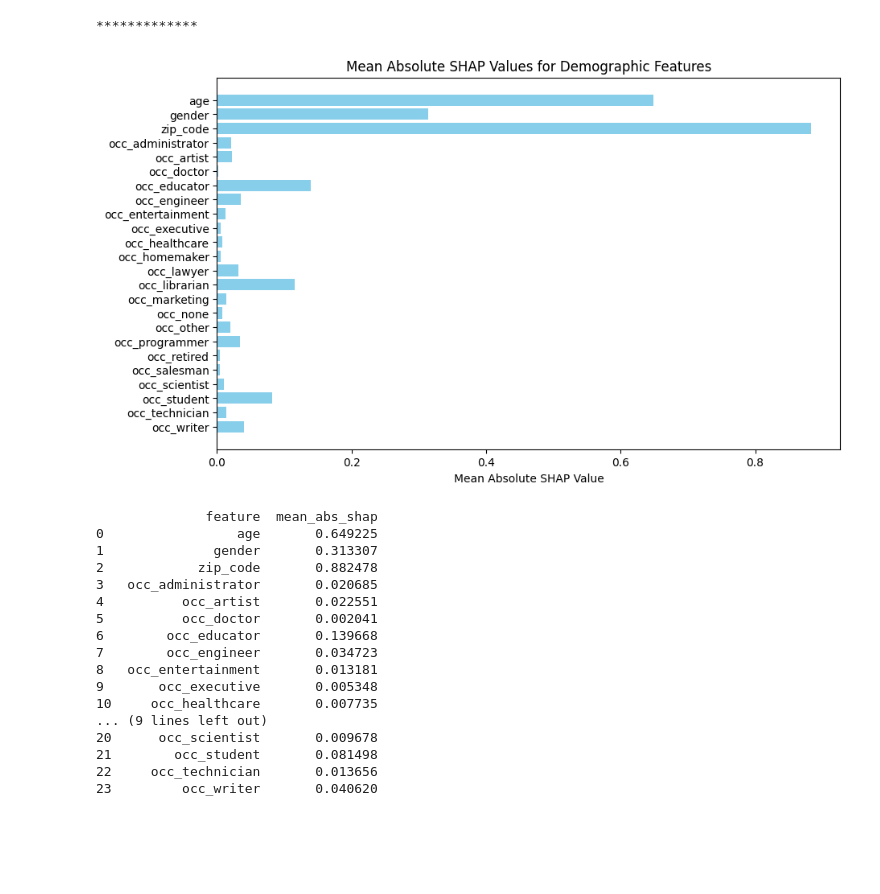
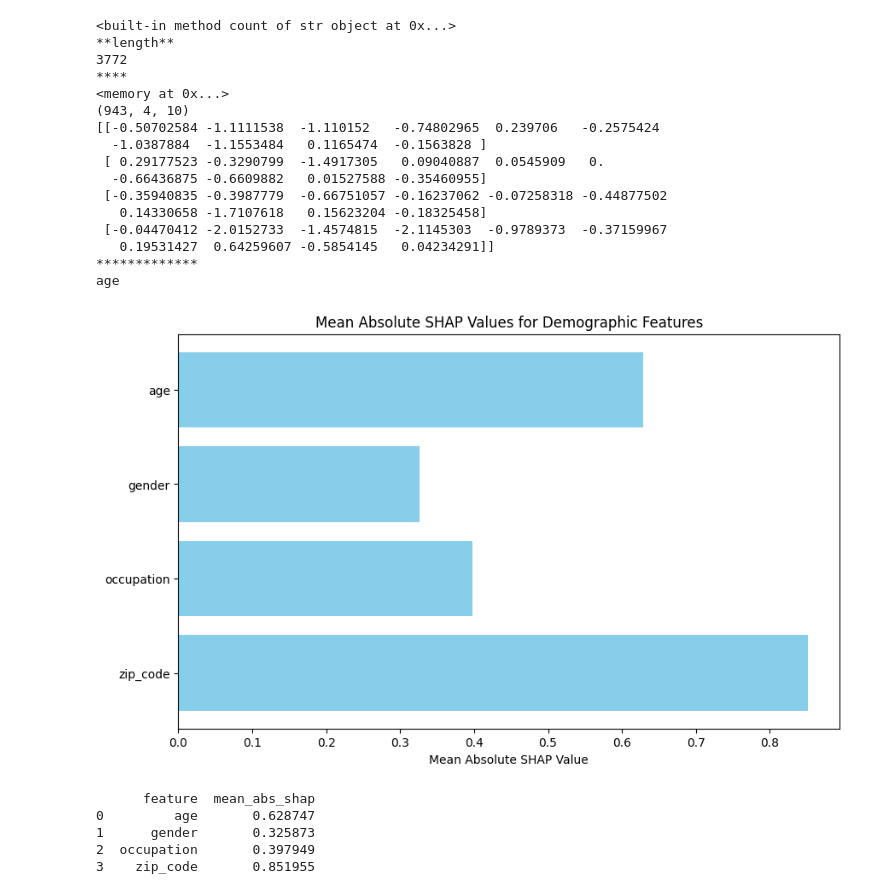
Before and after one commit to aditya-singam/shapclustering, a Jupyter notebook: Pioneer_Research_Code_Aditya_Singampalli.ipynb, the cells around one changed output. Drawn from its saved outputs; the diff is of its cells as text; code cells hidden in the pictures; blank space fills up the shorter version.

```diff
--- a/Pioneer_Research_Code_Aditya_Singampalli.ipynb
+++ b/Pioneer_Research_Code_Aditya_Singampalli.ipynb
@@ -36,6 +37,9 @@ from sklearn.cluster import DBSCAN
 import matplotlib.pyplot as plt
 from sklearn.metrics import accuracy_score, precision_score, recall_score, f1_score
 from sklearn.preprocessing import LabelEncoder
+import os
+
+print(os.getcwd())
 
 
 # Load MovieLens dataset
@@ -67,17 +71,22 @@ user_genres.columns = ['userId', 'favorite_genre']
 # Merge favorite genres back with user demographic data
 users = pd.read_csv('ml-100k/u.user', sep='|', names=['userId', 'age', 'gender', 'occupation', 'zip_code'])
 data = pd.merge(users, user_genres, on='userId')
+# print(" ******** data after genere ")
+# print(data.head())
+
 
 # Convert categorical columns to numeric
 data['gender'] = data['gender'].map({'M': 1, 'F': 2})
-data = pd.concat([data, pd.get_dummies(data['occupation'], prefix='occ')], axis=1)
+#data = pd.concat([data, pd.get_dummies(data['occupation'], prefix='occ')], axis=1)
+label_encoder = LabelEncoder()
+data['occupation'] = label_encoder.fit_transform(data['occupation'])
+# data['zip_code'] = pd.to_numeric(data['zip_code'], errors='coerce').fillna(-1).astype(int)
+data['zip_code'] = label_encoder.fit_transform(data['zip_code'])
+# print(data.head())
 
-data['zip_code'] = pd.to_numeric(data['zip_code'], errors='coerce').fillna(-1).astype(int)
-print(data.head())
+X = data.drop(columns=['userId', 'favorite_genre'])
 
-X = data.drop(columns=['userId', 'favorite_genre', 'occupation'])
 y = data['favorite_genre']
-
 le = LabelEncoder()
 y = le.fit_transform(y)
 
@@ -85,6 +94,9 @@ y = le.fit_transform(y)
 model = xgb.XGBClassifier()
 model.fit(X, y)
 y_pred = model.predict(X)
+
+# print(y)
+# print(y_pred)
 accuracy = accuracy_score(y,y_pred)
 print(f"Accuracy: {accuracy:.2f}")
 # %% [output]
@@ -109,60 +106,70 @@ Accuracy: 0.97
 from sklearn.preprocessing import LabelEncoder, MinMaxScaler
 # Step 4: Calculate SHAP Values
 explainer = shap.Explainer(model)
+print(explainer.model_output.count)
+print("**length**")
+print(X.size)
 shap_values = explainer.shap_values(X, check_additivity=False)
-
+print("****")
+print(shap_values.data)
+print(shap_values.shape)
+print(shap_values[0])
 # Step 5: Calculate the mean absolute SHAP value for each demographic feature
-demographic_features = ['age', 'gender', "zip_code"] + [col for col in X.columns if col.startswith('occ_')]
+demographic_features = ['age', 'gender', "zip_code", "occupation"]
 shap_values_demographic = np.abs(shap_values).mean(axis=0)  # Calculate mean absolute SHAP values
 
 print("*************")
-
+print(X.columns[0])
 
 shap_df_demographic = pd.DataFrame({
     'feature': X.columns,
     'mean_abs_shap': shap_values_demographic.mean(axis=1) # Take mean across classes to get single value per feature
 })
+print()
 
 # Filter for just the demographic features
 shap_df_demographic = shap_df_demographic[shap_df_demographic['feature'].isin(demographic_features)]
 
 import matplotlib.pyplot as plt
 
 plt.figure(figsize=(10, 6))
 plt.barh(shap_df_demographic['feature'], shap_df_demographic['mean_abs_shap'], color='skyblue')
 plt.xlabel('Mean Absolute SHAP Value')
 plt.title('Mean Absolute SHAP Values for Demographic Features')
 plt.gca().invert_yaxis()
 plt.show()
 
 scaler = MinMaxScaler()
 normalized_shap_values = scaler.fit_transform(shap_df_demographic['mean_abs_shap'].values.reshape(-1, 1)).flatten()
 
 # Create weighted features
 weighted_features = X[demographic_features] * normalized_shap_values
 
 #shap_df_demographic = pd.DataFrame({'feature': X_train.columns, 'mean_abs_shap': shap_values_demographic[0]})
 print(shap_df_demographic)
 # %% [output]
+<built-in method count of str object at 0x...>
+**length**
+3772
+****
+<memory at 0x...>
+(943, 4, 10)
+[[-0.50702584 -1.1111538  -1.110152   -0.74802965  0.239706   -0.2575424
+  -1.0387884  -1.1553484   0.1165474  -0.1563828 ]
+ [ 0.29177523 -0.3290799  -1.4917305   0.09040887  0.0545909   0.
+  -0.66436875 -0.6609882   0.01527588 -0.35460955]
+ [-0.35940835 -0.3987779  -0.66751057 -0.16237062 -0.07258318 -0.44877502
+   0.14330658 -1.7107618   0.15623204 -0.18325458]
+ [-0.04470412 -2.0152733  -1.4574815  -2.1145303  -0.9789373  -0.37159967
+   0.19531427  0.64259607 -0.5854145   0.04234291]]
 *************
+age
-[figure, old version]
+[figure, new version]
-              feature  mean_abs_shap
-0                 age       0.649225
-1              gender       0.313307
-2            zip_code       0.882478
-3   occ_administrator       0.020685
-4          occ_artist       0.022551
-5          occ_doctor       0.002041
-6        occ_educator       0.139668
-7        occ_engineer       0.034723
-8   occ_entertainment       0.013181
-9       occ_executive       0.005348
-10     occ_healthcare       0.007735
-... (9 lines left out)
-20      occ_scientist       0.009678
-21        occ_student       0.081498
-22     occ_technician       0.013656
-23         occ_writer       0.040620
+      feature  mean_abs_shap
+0         age       0.628747
+1      gender       0.325873
+2  occupation       0.397949
+3    zip_code       0.851955
 # %%
 # Perform clustering
 # n_clusters = 5
```
Also changed, not shown: parts of 12 cells of this notebook.
